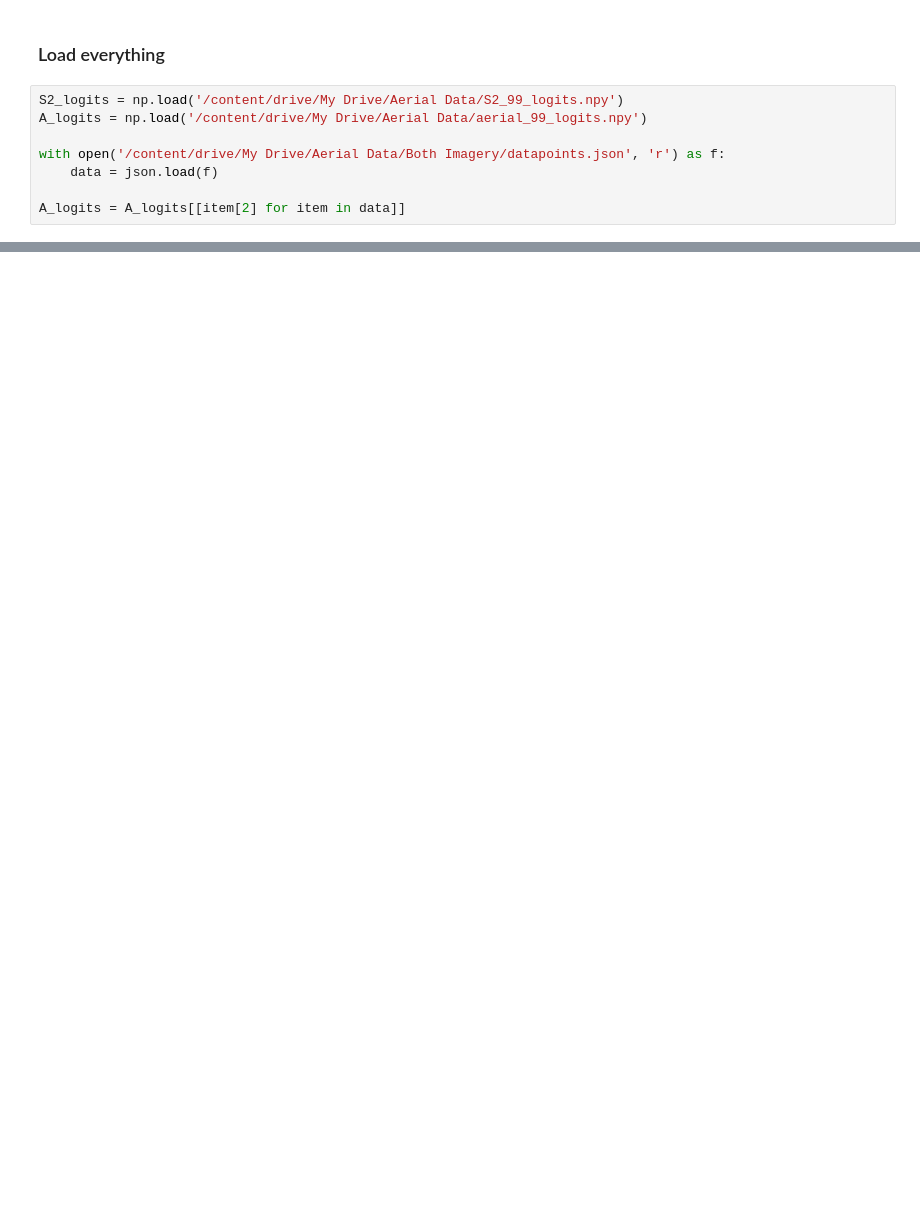
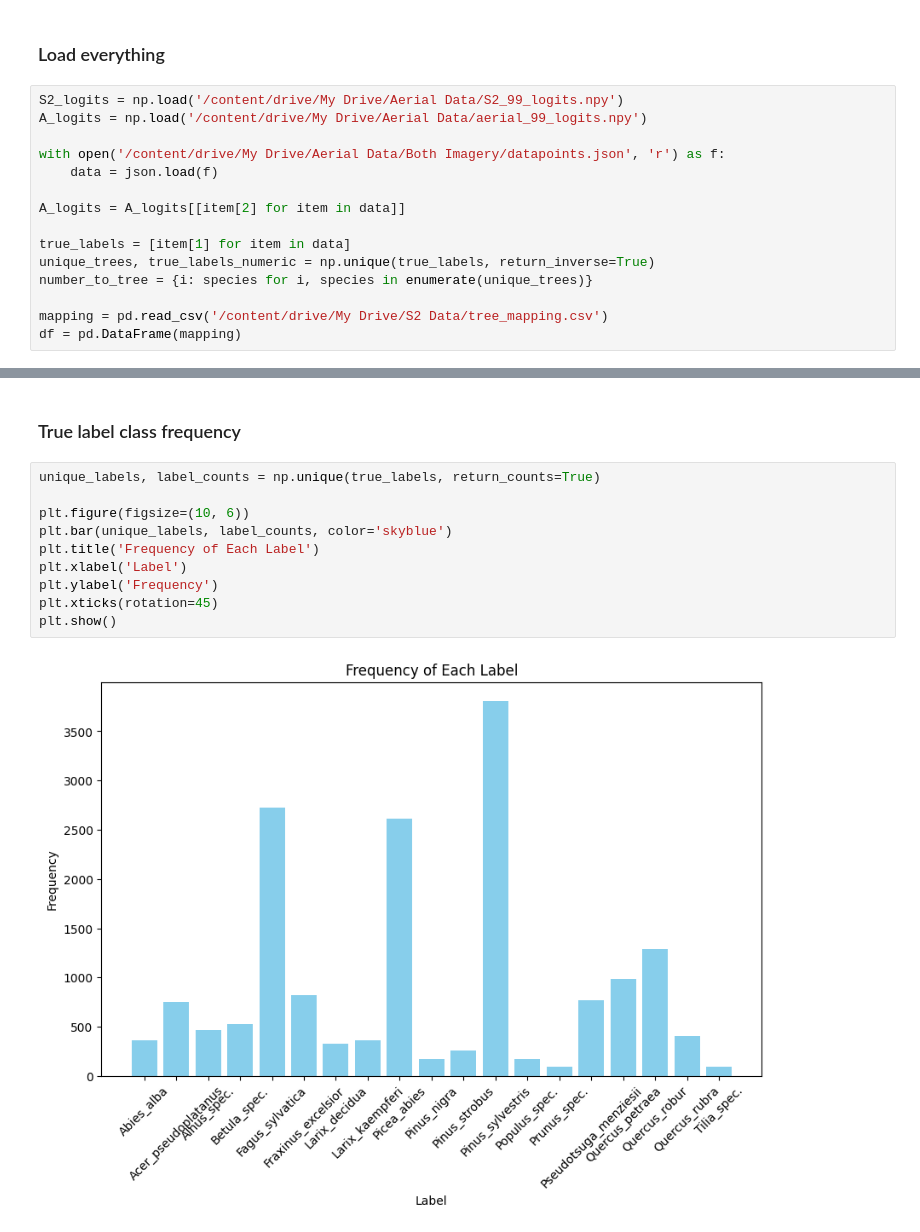
Before and after one commit to adampotton/MDM3-Rep-3, a Jupyter notebook: logit_combo.ipynb, the cells around one changed output, grey strips where cells are left out. Drawn from its saved outputs; the diff is of its cells as text; blank space fills up the shorter version.

```diff
--- a/logit_combo.ipynb
+++ b/logit_combo.ipynb
@@ -17,3 +20,10 @@ with open('/content/drive/My Drive/Aerial Data/Both Imagery/datapoints.json', 'r
     data = json.load(f)
 
 A_logits = A_logits[[item[2] for item in data]]
+
+true_labels = [item[1] for item in data]
+unique_trees, true_labels_numeric = np.unique(true_labels, return_inverse=True)
+number_to_tree = {i: species for i, species in enumerate(unique_trees)}
+
+mapping = pd.read_csv('/content/drive/My Drive/S2 Data/tree_mapping.csv')
+df = pd.DataFrame(mapping)
@@ -30,0 +43,14 @@ Position of max in A_logits: 11
+# %% [markdown]
+### True label class frequency
+# %%
+unique_labels, label_counts = np.unique(true_labels, return_counts=True)
+
+plt.figure(figsize=(10, 6))
+plt.bar(unique_labels, label_counts, color='skyblue')
+plt.title('Frequency of Each Label')
+plt.xlabel('Label')
+plt.ylabel('Frequency')
+plt.xticks(rotation=45)
+plt.show()
+# %% [output]
+[figure, added]
```
Also changed, not shown: parts of 14 cells of this notebook.
